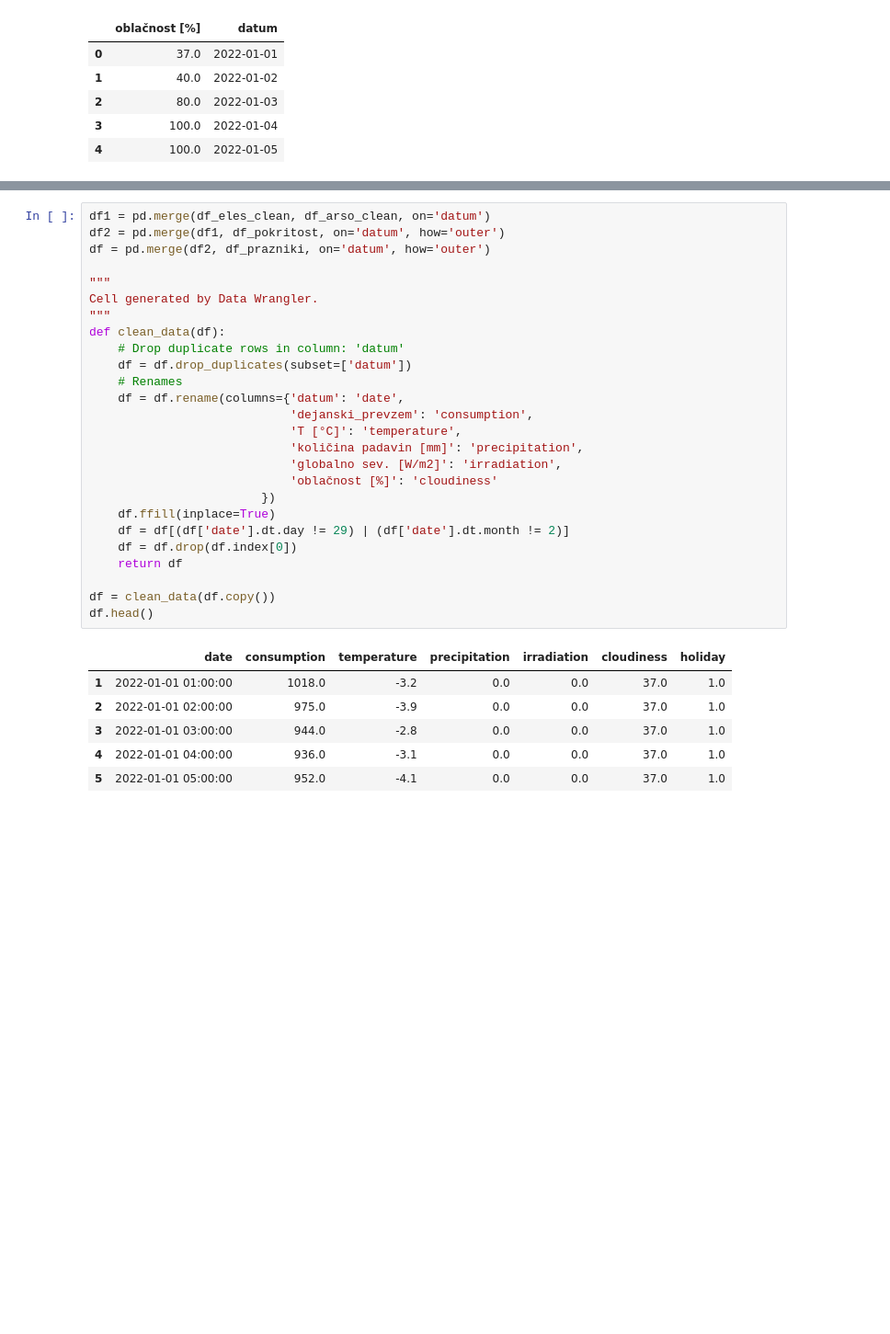
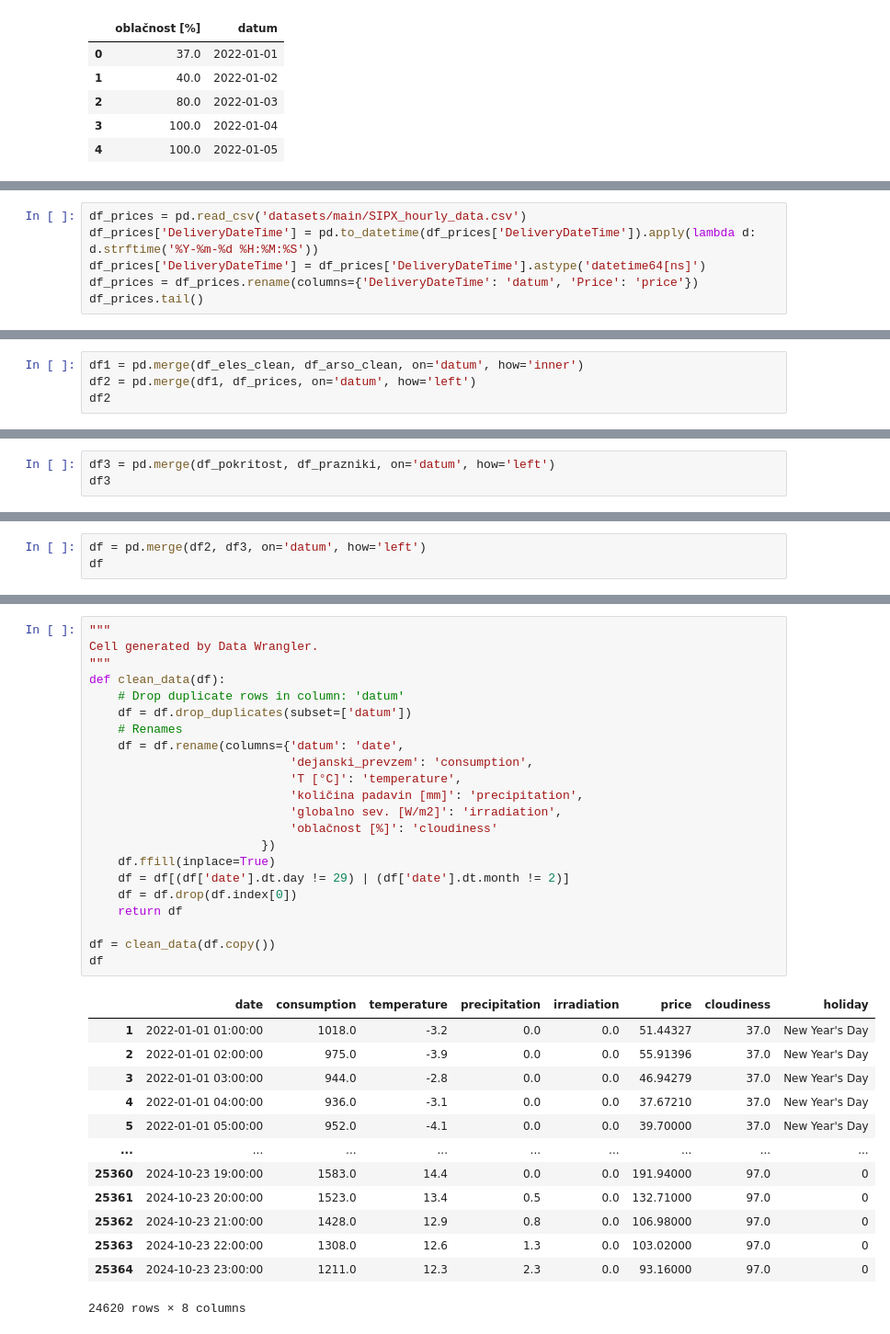
Before and after one commit to smrik/TC-Task1, a Jupyter notebook: Dataset creation.ipynb, the cells around one changed output, grey strips where cells are left out. Shown at 92% size. Drawn from its saved outputs; the diff is of its cells as text; blank space fills up the shorter version.

```diff
--- a/Dataset creation.ipynb
+++ b/Dataset creation.ipynb
@@ -111,0 +116,6 @@ df_prazniki.head()
+# %%
+df_prices = pd.read_csv('datasets/main/SIPX_hourly_data.csv')
+df_prices['DeliveryDateTime'] = pd.to_datetime(df_prices['DeliveryDateTime']).apply(lambda d: d.strftime('%Y-%m-%d %H:%M:%S'))
+df_prices['DeliveryDateTime'] = df_prices['DeliveryDateTime'].astype('datetime64[ns]')
+df_prices = df_prices.rename(columns={'DeliveryDateTime': 'datum', 'Price': 'price'})
+df_prices.tail()
@@ -111,0 +129,4 @@ df_prazniki.head()
+# %%
+df1 = pd.merge(df_eles_clean, df_arso_clean, on='datum', how='inner')
+df2 = pd.merge(df1, df_prices, on='datum', how='left')
+df2
@@ -111,0 +147,3 @@ df_prazniki.head()
+# %%
+df3 = pd.merge(df_pokritost, df_prazniki, on='datum', how='left')
+df3
@@ -111,0 +164,3 @@ df_prazniki.head()
+# %%
+df = pd.merge(df2, df3, on='datum', how='left')
+df
@@ -112,33 +181,36 @@ df_prazniki.head()
 # %%
-df1 = pd.merge(df_eles_clean, df_arso_clean, on='datum')
-df2 = pd.merge(df1, df_pokritost, on='datum', how='outer')
-df = pd.merge(df2, df_prazniki, on='datum', how='outer')
-
 """
 Cell generated by Data Wrangler.
 """
 def clean_data(df):
     # Drop duplicate rows in column: 'datum'
     df = df.drop_duplicates(subset=['datum'])
     # Renames
     df = df.rename(columns={'datum': 'date',
                             'dejanski_prevzem': 'consumption',
                             'T [°C]': 'temperature',
                             'količina padavin [mm]': 'precipitation',
                             'globalno sev. [W/m2]': 'irradiation',
                             'oblačnost [%]': 'cloudiness'
                         })
     df.ffill(inplace=True)
     df = df[(df['date'].dt.day != 29) | (df['date'].dt.month != 2)]
     df = df.drop(df.index[0])
     return df
 
 df = clean_data(df.copy())
-df.head()
+df
 # %% [output]
-|  | date | consumption | temperature | precipitation | irradiation | cloudiness | holiday |
-| 1 | 2022-01-01 01:00:00 | 1018.0 | -3.2 | 0.0 | 0.0 | 37.0 | 1.0 |
-| 2 | 2022-01-01 02:00:00 | 975.0 | -3.9 | 0.0 | 0.0 | 37.0 | 1.0 |
-| 3 | 2022-01-01 03:00:00 | 944.0 | -2.8 | 0.0 | 0.0 | 37.0 | 1.0 |
-| 4 | 2022-01-01 04:00:00 | 936.0 | -3.1 | 0.0 | 0.0 | 37.0 | 1.0 |
-| 5 | 2022-01-01 05:00:00 | 952.0 | -4.1 | 0.0 | 0.0 | 37.0 | 1.0 |
+|  | date | consumption | temperature | precipitation | irradiation | price | cloudiness | holiday |
+| 1 | 2022-01-01 01:00:00 | 1018.0 | -3.2 | 0.0 | 0.0 | 51.44327 | 37.0 | New Year's Day |
+| 2 | 2022-01-01 02:00:00 | 975.0 | -3.9 | 0.0 | 0.0 | 55.91396 | 37.0 | New Year's Day |
+| 3 | 2022-01-01 03:00:00 | 944.0 | -2.8 | 0.0 | 0.0 | 46.94279 | 37.0 | New Year's Day |
+| 4 | 2022-01-01 04:00:00 | 936.0 | -3.1 | 0.0 | 0.0 | 37.67210 | 37.0 | New Year's Day |
+| 5 | 2022-01-01 05:00:00 | 952.0 | -4.1 | 0.0 | 0.0 | 39.70000 | 37.0 | New Year's Day |
+| ... | ... | ... | ... | ... | ... | ... | ... | ... |
+| 25360 | 2024-10-23 19:00:00 | 1583.0 | 14.4 | 0.0 | 0.0 | 191.94000 | 97.0 | 0 |
+| 25361 | 2024-10-23 20:00:00 | 1523.0 | 13.4 | 0.5 | 0.0 | 132.71000 | 97.0 | 0 |
+| 25362 | 2024-10-23 21:00:00 | 1428.0 | 12.9 | 0.8 | 0.0 | 106.98000 | 97.0 | 0 |
+| 25363 | 2024-10-23 22:00:00 | 1308.0 | 12.6 | 1.3 | 0.0 | 103.02000 | 97.0 | 0 |
+| 25364 | 2024-10-23 23:00:00 | 1211.0 | 12.3 | 2.3 | 0.0 | 93.16000 | 97.0 | 0 |
+24620 rows × 8 columns
```
Also changed, not shown: parts of 7 cells of this notebook, 5 other files.
